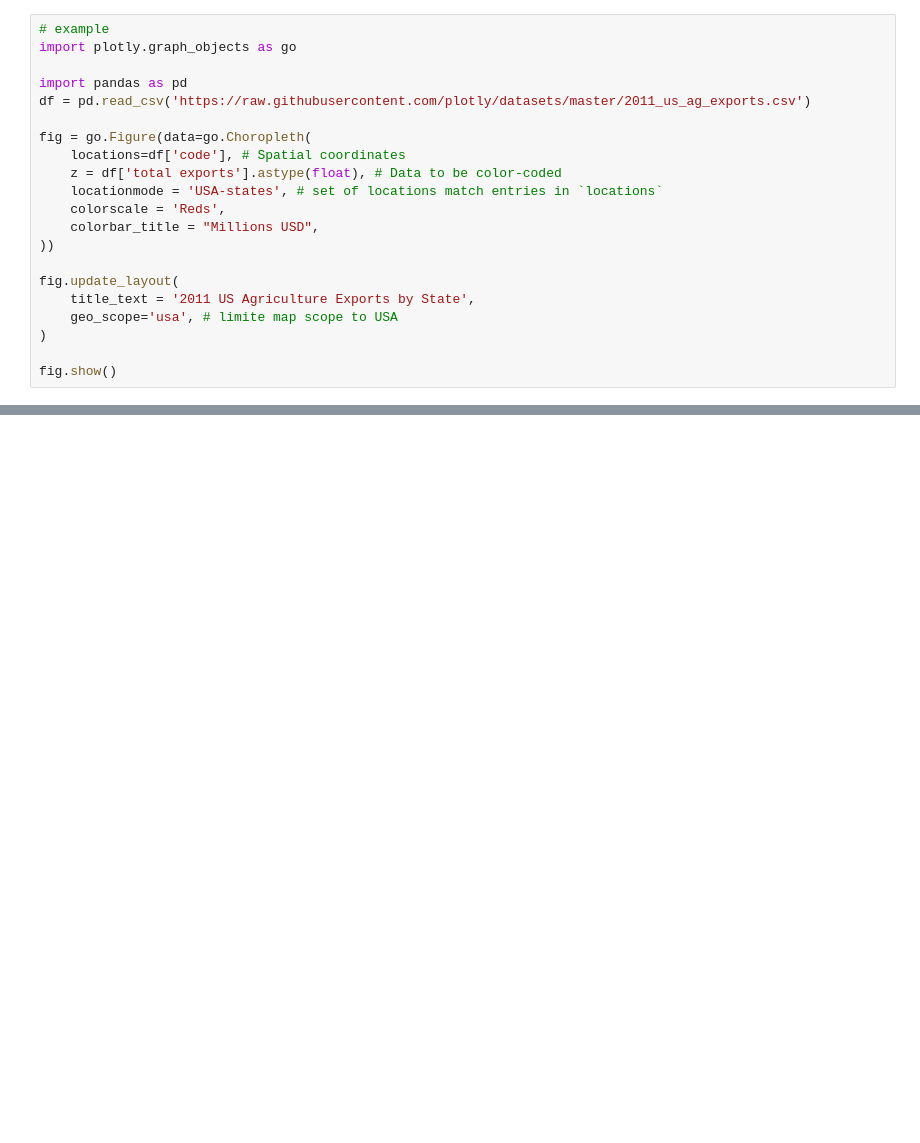
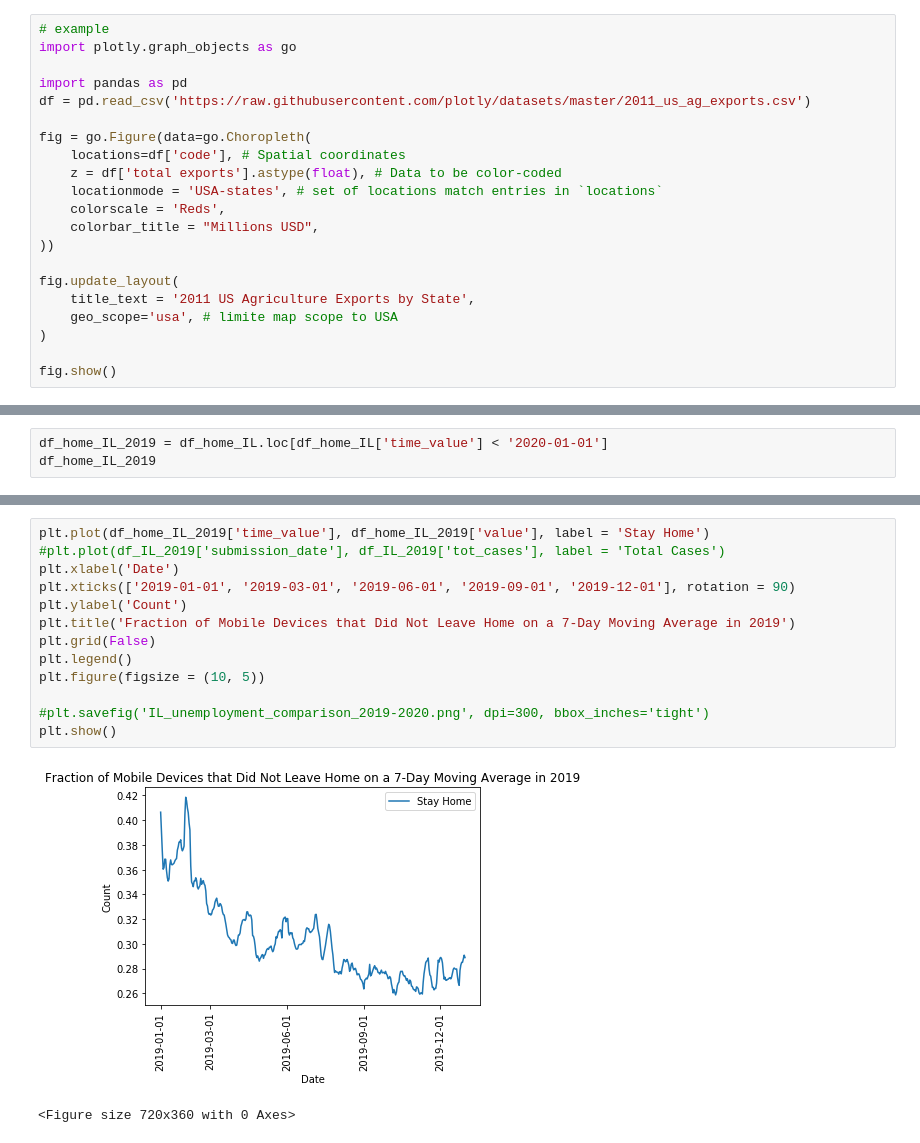
Before and after one commit to erickzli/IS597-COVID-Project, a Jupyter notebook: Kerstin's Folder/Evaluate- SafeGraph Data.ipynb, the cells around one changed output, grey strips where cells are left out. Saved outputs shown, nothing was run; the diff lists cells and outputs as text; blank space fills up the shorter version.

```diff
--- a/Kerstin's Folder/Evaluate- SafeGraph Data.ipynb
+++ b/Kerstin's Folder/Evaluate- SafeGraph Data.ipynb
@@ -221,0 +257,3 @@ fig.show()
+# %%
+df_home_IL_2019 = df_home_IL.loc[df_home_IL['time_value'] < '2020-01-01']
+df_home_IL_2019
@@ -221,0 +274,16 @@ fig.show()
+# %%
+plt.plot(df_home_IL_2019['time_value'], df_home_IL_2019['value'], label = 'Stay Home')
+#plt.plot(df_IL_2019['submission_date'], df_IL_2019['tot_cases'], label = 'Total Cases')
+plt.xlabel('Date')
+plt.xticks(['2019-01-01', '2019-03-01', '2019-06-01', '2019-09-01', '2019-12-01'], rotation = 90)
+plt.ylabel('Count')
+plt.title('Fraction of Mobile Devices that Did Not Leave Home on a 7-Day Moving Average in 2019')
+plt.grid(False)
+plt.legend()
+plt.figure(figsize = (10, 5))
+
+#plt.savefig('IL_unemployment_comparison_2019-2020.png', dpi=300, bbox_inches='tight')
+plt.show()
+# %% [output]
+[figure, added]
+<Figure size 720x360 with 0 Axes>
```
Also changed, not shown: parts of 5 cells of this notebook.
